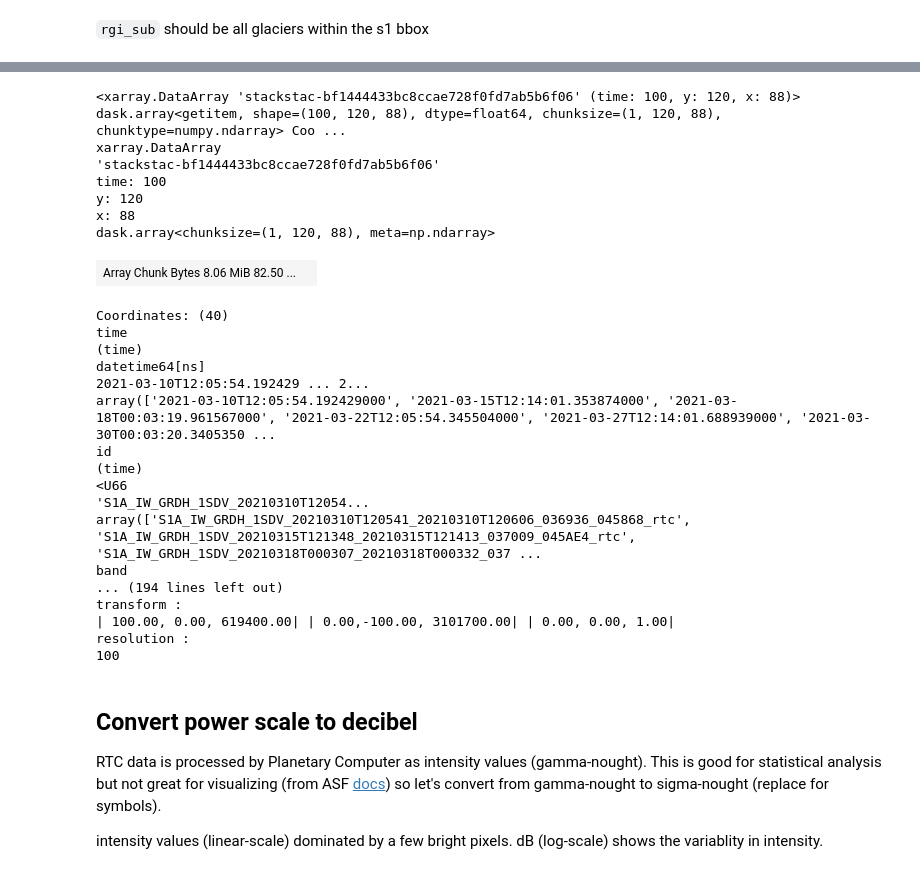
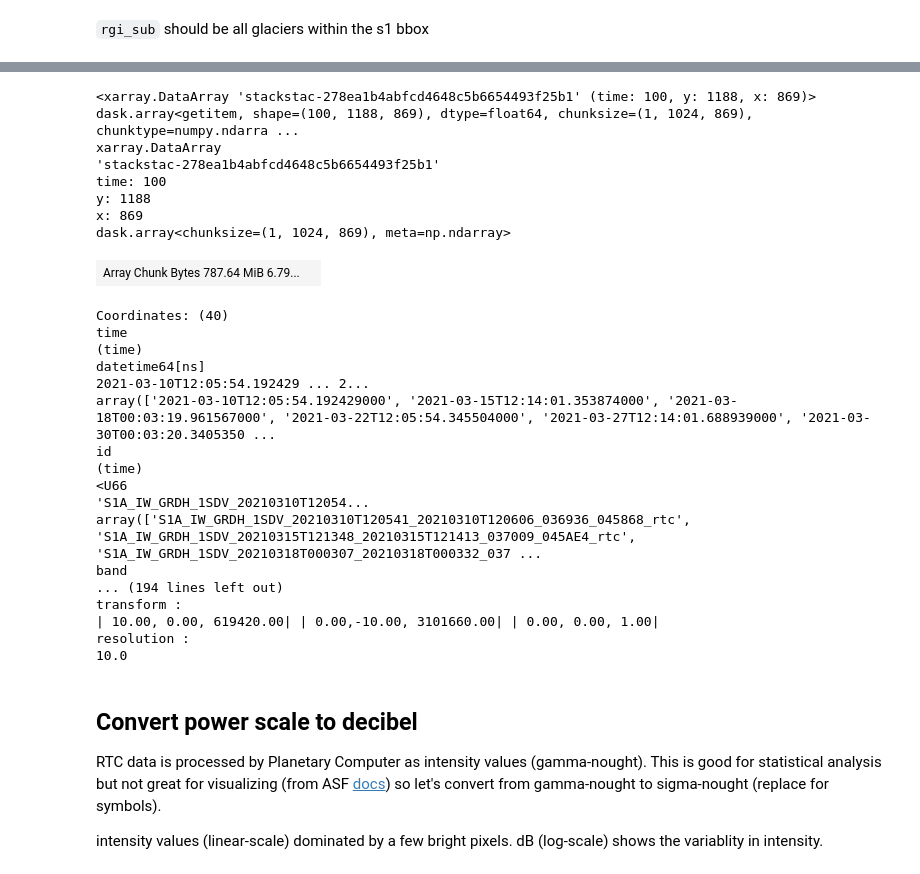
Before and after one commit to e-marshall/s1_book, a Jupyter notebook: s1_RTC.ipynb, the cells around one changed output, grey strips where cells are left out. Saved outputs shown, nothing was run; the diff lists cells and outputs as text; code cells hidden in the pictures.

```diff
--- a/s1_RTC.ipynb
+++ b/s1_RTC.ipynb
@@ -168,7 +168,7 @@ You can check out all of the parameters that can be included when calling `stack
 import stackstac
 #bounds_latlon=bbox,
 da = stackstac.stack(
-    planetary_computer.sign(items), bounds_latlon=bbox, epsg=32645, resolution = 50
+    planetary_computer.sign(items), bounds_latlon=bbox, epsg=32645, #resolution = 50
 )
 da
 # %% [output]
@@ -203,5 +205,5 @@ Ran into trying to select by non-dimension coords here. Discussion [here](https:
 # %%
-da = da.assign_coords({'pass_dir': ds['sat:orbit_state']})
+da = da.assign_coords({'pass_dir': da['sat:orbit_state']})
 # %%
 da_desc= da.where(da.pass_dir == 'descending', drop=True)
 da_desc
@@ -447,18 +424,18 @@ rgi_sub.explore()
 # %% [output]
 [interactive output not drawn]
 # %%
-ds_vv = ds.sel(band='vv')
-ds_vh = ds.sel(band='vh')
-ds_vv
+da_vv = da.sel(band='vv')
+da_vh = da.sel(band='vh')
+da_vv
 # %% [output]
-<xarray.DataArray 'stackstac-bf1444433bc8ccae728f0fd7ab5b6f06' (time: 100, y: 120, x: 88)> dask.array<getitem, shape=(100, 120, 88), dtype=float64, chunksize=(1, 120, 88), chunktype=numpy.ndarray> Coo ...
+<xarray.DataArray 'stackstac-278ea1b4abfcd4648c5b6654493f25b1' (time: 100, y: 1188, x: 869)> dask.array<getitem, shape=(100, 1188, 869), dtype=float64, chunksize=(1, 1024, 869), chunktype=numpy.ndarra ...
 xarray.DataArray
-'stackstac-bf1444433bc8ccae728f0fd7ab5b6f06'
+'stackstac-278ea1b4abfcd4648c5b6654493f25b1'
 time: 100
-y: 120
-x: 88
-dask.array<chunksize=(1, 120, 88), meta=np.ndarray>
+y: 1188
+x: 869
+dask.array<chunksize=(1, 1024, 869), meta=np.ndarray>
-| Array Chunk Bytes 8.06 MiB 82.50 ... |  |
+| Array Chunk Bytes 787.64 MiB 6.79... |  |
 Coordinates: (40)
 time
 (time)
@@ -473,9 +450,9 @@ array(['S1A_IW_GRDH_1SDV_20210310T120541_20210310T120606_036936_045868_rtc', 'S1
 band
 ... (194 lines left out)
 transform :
-| 100.00, 0.00, 619400.00| | 0.00,-100.00, 3101700.00| | 0.00, 0.00, 1.00|
+| 10.00, 0.00, 619420.00| | 0.00,-10.00, 3101660.00| | 0.00, 0.00, 1.00|
 resolution :
-100
+10.0
 # %% [markdown]
 ## Convert power scale to decibel
 
```
Also changed, not shown: parts of 56 cells of this notebook, 1 other file.
